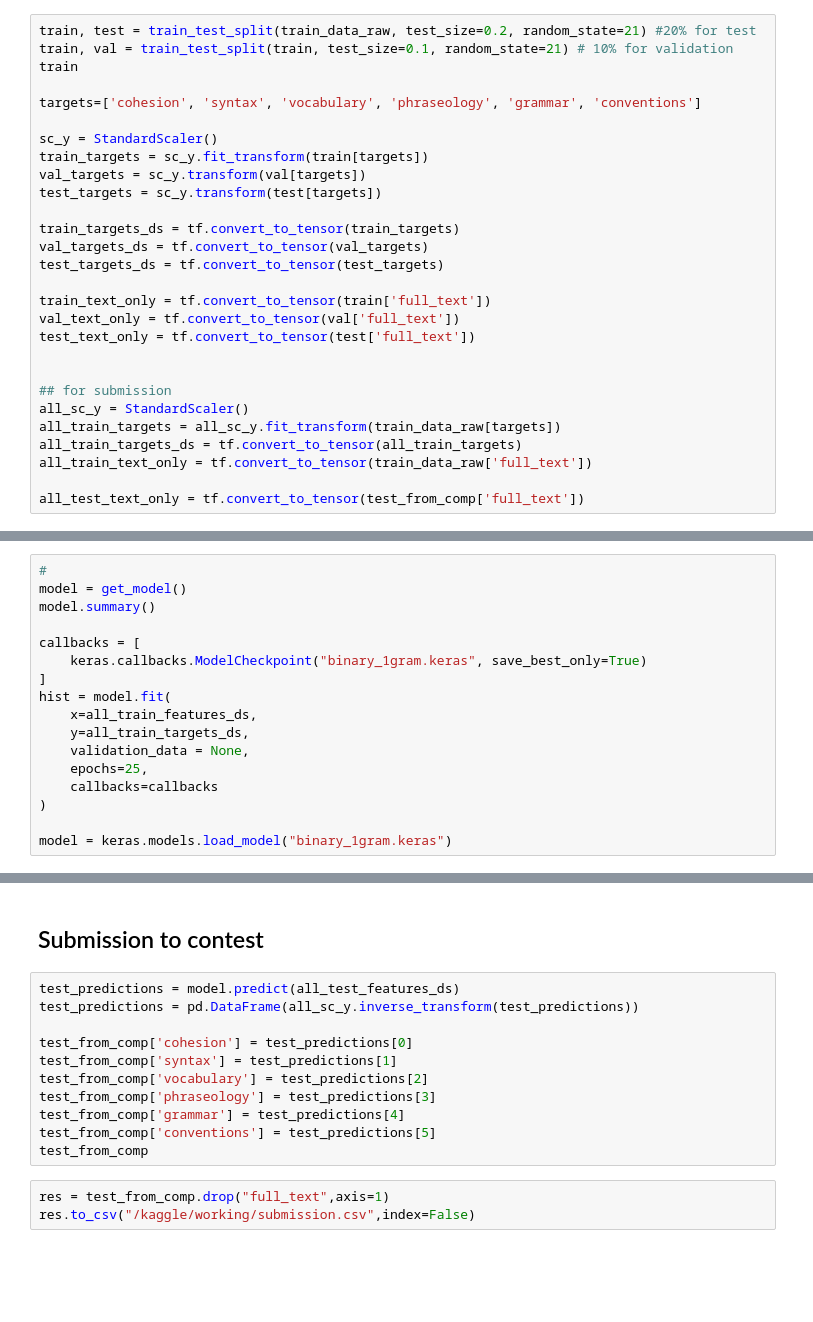
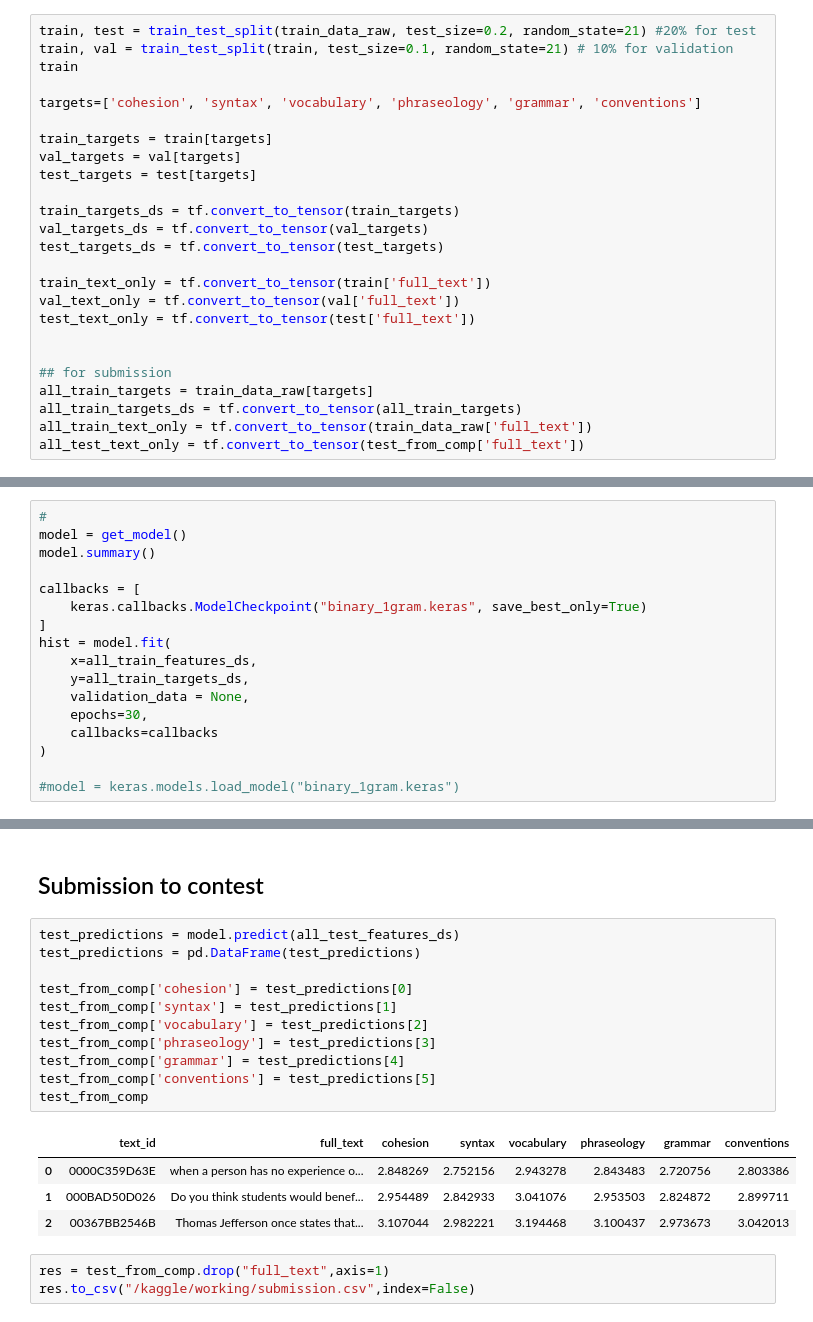
Before and after one commit to stephhe/kaggle_english_language_grading, a Jupyter notebook: model-binary-2gram.ipynb, the cells around one changed output, grey strips where cells are left out. Drawn from its saved outputs; the diff is of its cells as text; blank space fills up the shorter version.

```diff
--- a/model-binary-2gram.ipynb
+++ b/model-binary-2gram.ipynb
@@ -46,10 +52,9 @@ train
 
 targets=['cohesion', 'syntax', 'vocabulary', 'phraseology', 'grammar', 'conventions']
 
-sc_y = StandardScaler()
-train_targets = sc_y.fit_transform(train[targets])
-val_targets = sc_y.transform(val[targets])
-test_targets = sc_y.transform(test[targets])
+train_targets = train[targets]
+val_targets = val[targets]
+test_targets = test[targets]
 
 train_targets_ds = tf.convert_to_tensor(train_targets)
 val_targets_ds = tf.convert_to_tensor(val_targets)
@@ -61,10 +66,8 @@ test_text_only = tf.convert_to_tensor(test['full_text'])
 
 
 ## for submission
-all_sc_y = StandardScaler()
-all_train_targets = all_sc_y.fit_transform(train_data_raw[targets])
+all_train_targets = train_data_raw[targets]
 all_train_targets_ds = tf.convert_to_tensor(all_train_targets)
 all_train_text_only = tf.convert_to_tensor(train_data_raw['full_text'])
-
 all_test_text_only = tf.convert_to_tensor(test_from_comp['full_text'])
 # %%
@@ -168,8 +186,8 @@ hist = model.fit(
     x=all_train_features_ds,
     y=all_train_targets_ds,
     validation_data = None,
-    epochs=25,
+    epochs=30,
     callbacks=callbacks
 )
 
-model = keras.models.load_model("binary_1gram.keras")
+#model = keras.models.load_model("binary_1gram.keras")
@@ -177,15 +213,20 @@ model = keras.models.load_model("binary_1gram.keras")
 ## Submission to contest
 # %%
 test_predictions = model.predict(all_test_features_ds)
-test_predictions = pd.DataFrame(all_sc_y.inverse_transform(test_predictions))
+test_predictions = pd.DataFrame(test_predictions)
 
 test_from_comp['cohesion'] = test_predictions[0]
 test_from_comp['syntax'] = test_predictions[1]
 test_from_comp['vocabulary'] = test_predictions[2]
 test_from_comp['phraseology'] = test_predictions[3]
 test_from_comp['grammar'] = test_predictions[4]
 test_from_comp['conventions'] = test_predictions[5]
 test_from_comp
+# %% [output]
+|  | text_id | full_text | cohesion | syntax | vocabulary | phraseology | grammar | conventions |
+| 0 | 0000C359D63E | when a person has no experience o... | 2.848269 | 2.752156 | 2.943278 | 2.843483 | 2.720756 | 2.803386 |
+| 1 | 000BAD50D026 | Do you think students would benef... | 2.954489 | 2.842933 | 3.041076 | 2.953503 | 2.824872 | 2.899711 |
+| 2 | 00367BB2546B | Thomas Jefferson once states that... | 3.107044 | 2.982221 | 3.194468 | 3.100437 | 2.973673 | 3.042013 |
 # %%
 res = test_from_comp.drop("full_text",axis=1)
 res.to_csv("/kaggle/working/submission.csv",index=False)
```
Also changed, not shown: parts of 6 cells of this notebook.
